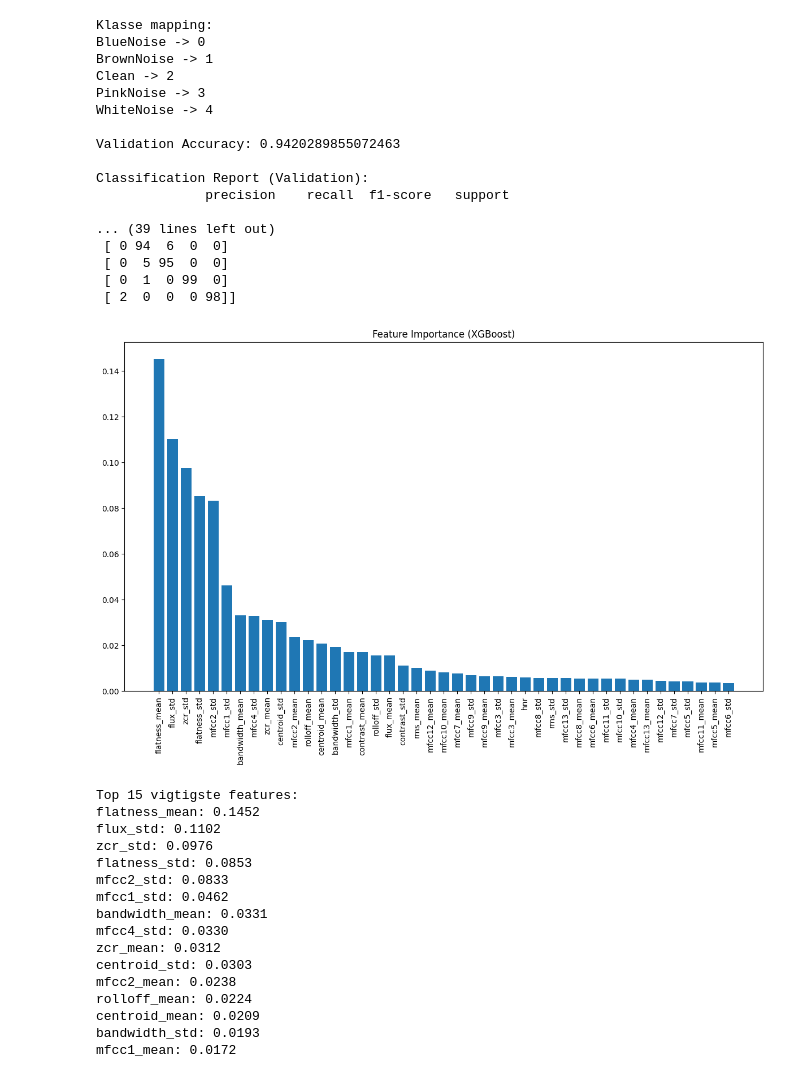
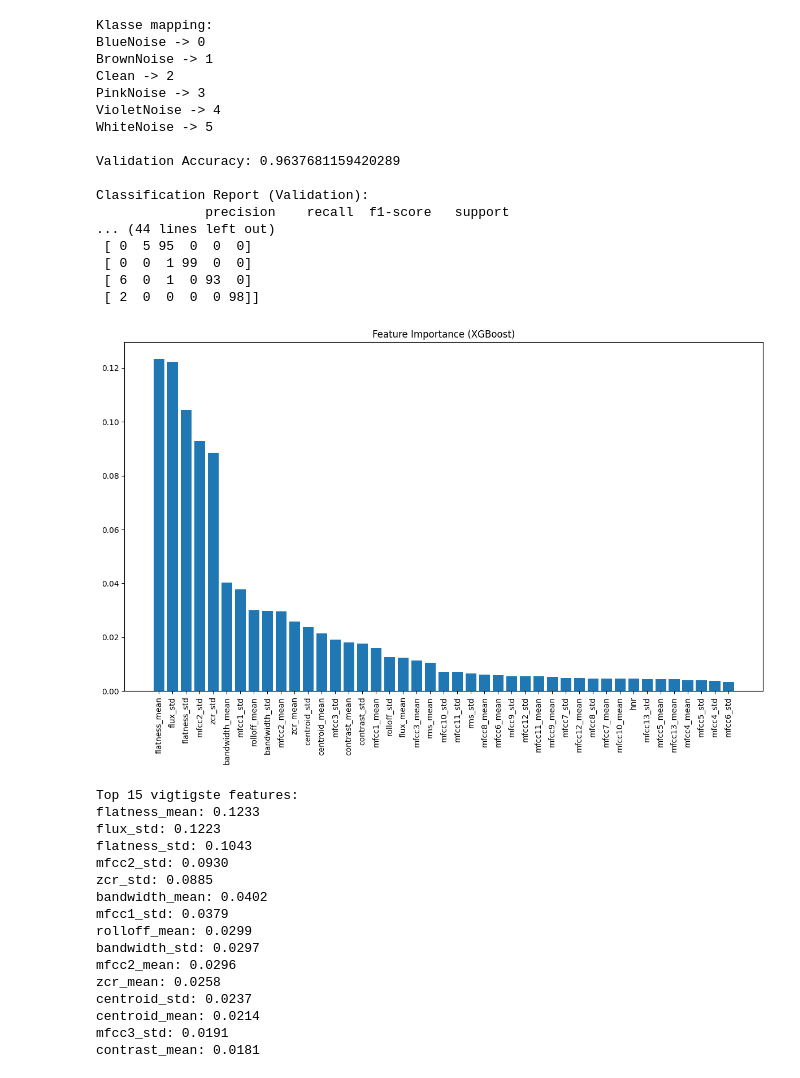
Before and after one commit to marcojs253-crypto/P_2, a Jupyter notebook: Modeller/XGBoost.ipynb, the cells around one changed output. Cells and saved outputs as stored; diff of their text form; code cells hidden in the pictures.

```diff
--- a/Modeller/XGBoost.ipynb
+++ b/Modeller/XGBoost.ipynb
@@ -12,16 +12,14 @@ from xgboost import XGBClassifier
 # ----------------------------
 # 1. LOAD TRAINING DATA
 # ----------------------------
-train_path = "/Users/lasseleekrogshave/Desktop/Uni/Semester 2/Gruppeprojekt P2/New_Dataset/Speach_augmented/Training/audio_features_dataset_2026-03-06_15-09-50.csv"
+train_path = "https://raw.githubusercontent.com/marcojs253-crypto/P_2/refs/heads/main/Data/TrainingData.csv"
 df_train = pd.read_csv(train_path)
 
-# Fjern VioletNoise filer
-if "filnavn" in df_train.columns:
-    df_train = df_train[~df_train["filnavn"].str.contains("VioletNoise", case=False, na=False)]
-
-# Fjern irrelevant feature bagefter
-if "filnavn" in df_train.columns:
-    df_train = df_train.drop(columns=["filnavn"])
+# Fjern irrelevant features
+irrelevant_cols = ["filnavn", "beta", "snr_db"]  # fjern beta og snr fra features
+for col in irrelevant_cols:
+    if col in df_train.columns:
+        df_train = df_train.drop(columns=[col])
 
 
 # ----------------------------
@@ -80,16 +78,14 @@ print(confusion_matrix(y_val, y_val_pred))
 # ----------------------------
 # 6. TEST ON SEPARATE DATASET
 # ----------------------------
-test_path = "/Users/lasseleekrogshave/Desktop/Uni/Semester 2/Gruppeprojekt P2/New_Dataset/Speach_augmented/Validation/audio_features_dataset_2026-03-06_15-19-52.csv"
+test_path = "https://raw.githubusercontent.com/marcojs253-crypto/P_2/refs/heads/main/Data/ValidationData.csv"
 df_test = pd.read_csv(test_path)
 
-# Fjern VioletNoise filer
-if "filnavn" in df_test.columns:
-    df_test = df_test[~df_test["filnavn"].str.contains("VioletNoise", case=False, na=False)]
 
-# Fjern irrelevant feature
-if "filnavn" in df_test.columns:
-    df_test = df_test.drop(columns=["filnavn"])
+# Fjern irrelevant features
+for col in irrelevant_cols:
+    if col in df_test.columns:
+        df_test = df_test.drop(columns=[col])
 
 # Split features og labels korrekt
 X_test = df_test.drop(columns=["target"])
@@ -112,55 +108,55 @@ print(confusion_matrix(y_test_true, y_test_pred))
 # ----------------------------
 # 7. FEATURE IMPORTANCE
 # ----------------------------
 importances = model.feature_importances_
 feature_names = X.columns
 
 # Sorter features efter importance
 indices = np.argsort(importances)[::-1]
 
 plt.figure(figsize=(12, 8))
 plt.title("Feature Importance (XGBoost)")
 plt.bar(range(len(importances)), importances[indices])
 plt.xticks(range(len(importances)), feature_names[indices], rotation=90)
 plt.tight_layout()
 plt.show()
 
 # Print top 15 vigtigste features
 print("\nTop 15 vigtigste features:")
 for i in indices[:15]:
     print(f"{feature_names[i]}: {importances[i]:.4f}")
 # %% [output]
 Klasse mapping:
 BlueNoise -> 0
 BrownNoise -> 1
 Clean -> 2
 PinkNoise -> 3
-WhiteNoise -> 4
+VioletNoise -> 4
+WhiteNoise -> 5
 
-Validation Accuracy: 0.9420289855072463
+Validation Accuracy: 0.9637681159420289
 
 Classification Report (Validation):
               precision    recall  f1-score   support
-
-... (39 lines left out)
- [ 0 94  6  0  0]
- [ 0  5 95  0  0]
- [ 0  1  0 99  0]
- [ 2  0  0  0 98]]
+... (44 lines left out)
+ [ 0  5 95  0  0  0]
+ [ 0  0  1 99  0  0]
+ [ 6  0  1  0 93  0]
+ [ 2  0  0  0  0 98]]
-[figure, old version]
+[figure, new version]
 Top 15 vigtigste features:
-flatness_mean: 0.1452
-flux_std: 0.1102
-zcr_std: 0.0976
-flatness_std: 0.0853
-mfcc2_std: 0.0833
-mfcc1_std: 0.0462
-bandwidth_mean: 0.0331
-mfcc4_std: 0.0330
-zcr_mean: 0.0312
-centroid_std: 0.0303
-mfcc2_mean: 0.0238
-rolloff_mean: 0.0224
-centroid_mean: 0.0209
-bandwidth_std: 0.0193
-mfcc1_mean: 0.0172
+flatness_mean: 0.1233
+flux_std: 0.1223
+flatness_std: 0.1043
+mfcc2_std: 0.0930
+zcr_std: 0.0885
+bandwidth_mean: 0.0402
+mfcc1_std: 0.0379
+rolloff_mean: 0.0299
+bandwidth_std: 0.0297
+mfcc2_mean: 0.0296
+zcr_mean: 0.0258
+centroid_std: 0.0237
+centroid_mean: 0.0214
+mfcc3_std: 0.0191
+contrast_mean: 0.0181
```
Also changed, not shown: 2 other files.
